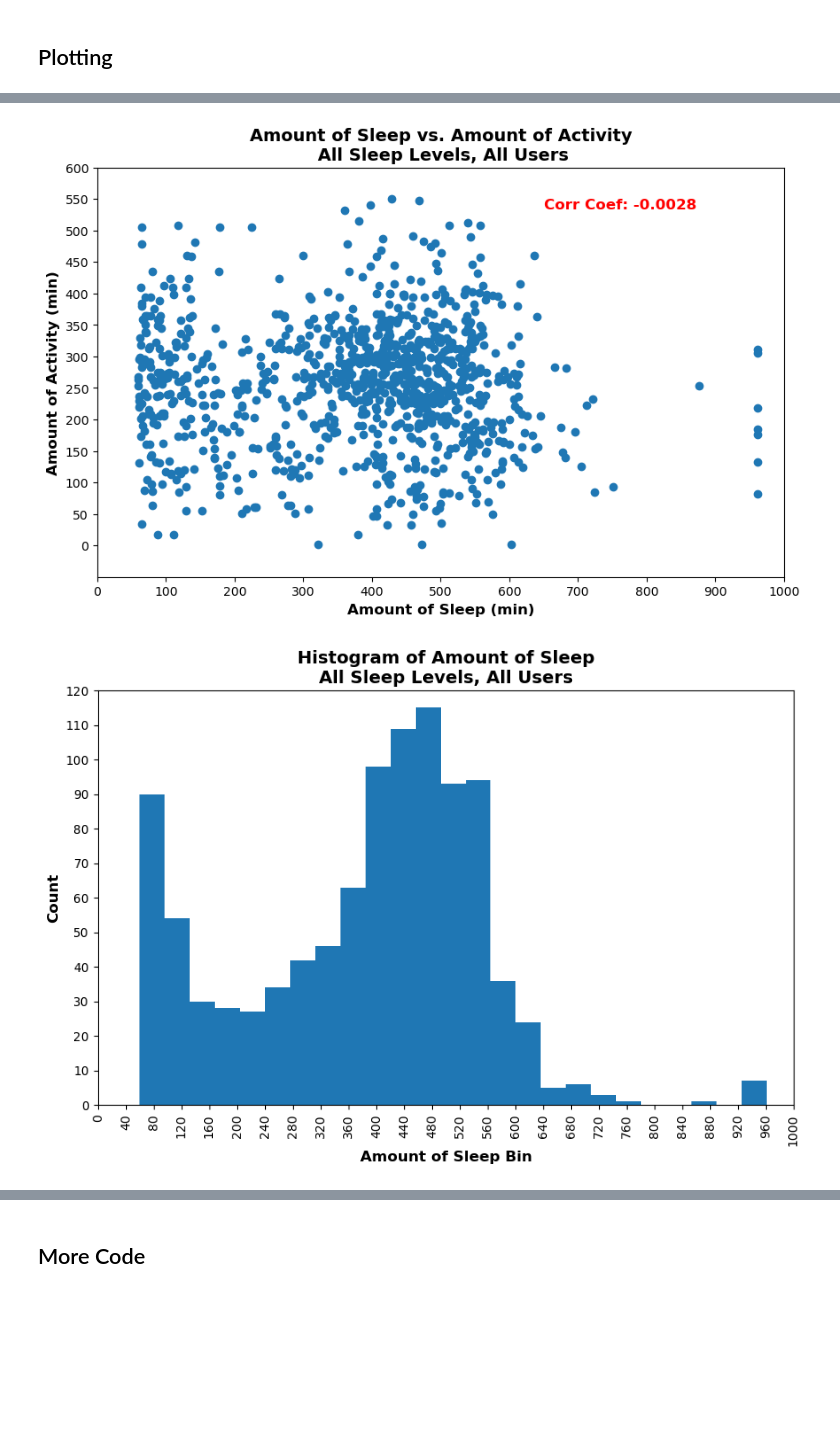
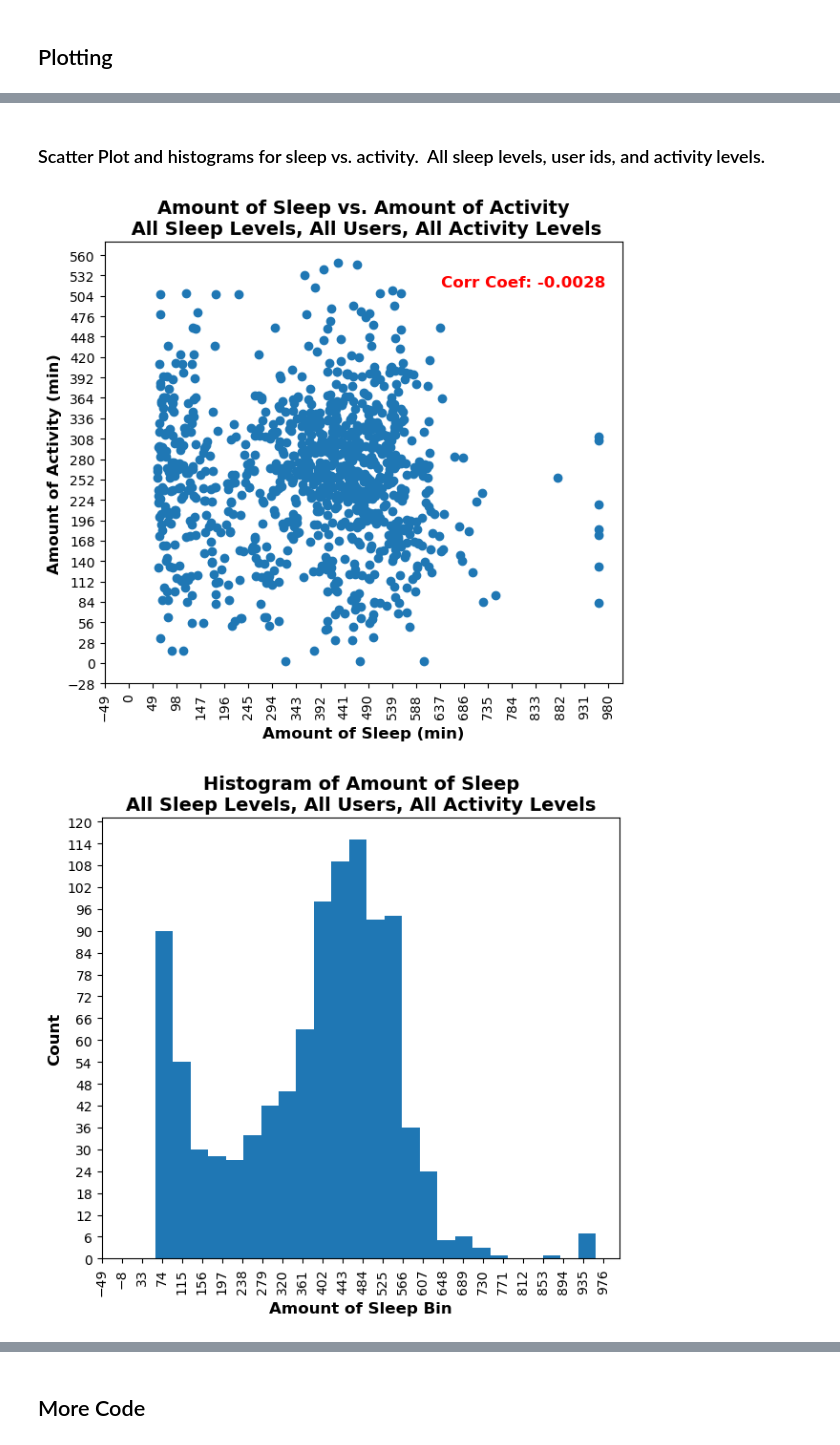
Before and after one commit to kashif45z2003/fitness_eda_Project, a Jupyter notebook: q2_sleep_impact.ipynb, the cells around one changed output, grey strips where cells are left out. Drawn from its saved outputs; the diff is of its cells as text; code cells hidden in the pictures; blank space fills up the shorter version.

```diff
--- a/q2_sleep_impact.ipynb
+++ b/q2_sleep_impact.ipynb
@@ -154,0 +163,36 @@ def get_sleep_data(sleep_level, user_id):
+# %%
+def get_intensity_data(activity_level,user_id):
+    #load the dataframe
+    df_intensity_minute=dataframes_dict['minuteIntensitiesNarrow_merged'].copy()
+
+    #convert ActivityMinute to date time and extract the date
+    df_intensity_minute["ActivityMinute"]=pd.to_datetime(df_intensity_minute["ActivityMinute"],format='%m/%d/%Y %I:%M:%S %p')
+    df_intensity_minute["date"]=df_intensity_minute["ActivityMinute"].dt.strftime('%Y-%m-%d')
+
+    #filter to activity level and user id
+    #convert inputs to int
+    match (str(activity_level).lower(), str(user_id).lower()):
+        case("all","all"):
+            pass #no filtering taking place
+        case(_,"all"):
+            activity_level=int(activity_level)
+            df_intensity_minute=df_intensity_minute[(df_intensity_minute["Intensity"]==activity_level)]
+        case("all",_):
+            user_id=int(user_id)
+            df_intensity_minute=df_intensity_minute[(df_intensity_minute["Id"]==user_id)]
+        case _:
+            activity_level=int(activity_level)
+            user_id=int(user_id)
+            df_intensity_minute=df_intensity_minute[(df_intensity_minute["Intensity"]==activity_level) & (df_intensity_minute["Id"]==user_id)]
+
+    #remove duplicates (some of the 4/12 data is in both files)
+    df_intensity_minute=df_intensity_minute.drop_duplicates()
+
+    #Remove rows where Intensity is 0 (0 is resting)
+    df_intensity_day=df_intensity_minute[df_intensity_minute["Intensity"] !=0]
+
+    #drop the ActivityMinute column and group by Id and date
+    df_intensity_day=df_intensity_day.drop(columns=["ActivityMinute"])
+    df_intensity_day=df_intensity_day.groupby(by=["Id","date"]).agg   (intensity_minutes=("Intensity","count")).reset_index()
+
+    return([df_intensity_day,activity_level,user_id])
@@ -278,4 +258,11 @@ df_sleep_day.head()
 # %%
+#get intensity data
+df_intensity_day=get_intensity_data("all","all")[0]
+
+#get sleep data
+df_sleep_day=get_sleep_data("all","all")[0]
+
+#merge
 #merge intensity and sleep data
 df_intensity_sleep_day=pd.merge(df_intensity_day,df_sleep_day,
                                 how="inner",
@@ -361,11 +338,13 @@ plt.show()
+# %% [markdown]
+### Scatter Plot and histograms for sleep vs. activity.&nbsp;  All sleep levels, user ids, and activity levels.
 # %%
 #plot using a function
-intensity_sleep_figures=intensity_sleep_plots(df_intensity_sleep_day,sleep_level,user_id)
+intensity_sleep_figures=intensity_sleep_plots(df_intensity_sleep_day,"all","all","all")
 
 
 display(intensity_sleep_figures[0])
 display(intensity_sleep_figures[1])
 display(intensity_sleep_figures[2])
 # %% [output]
-[figure, old version]
+[figure, new version]
-[figure, old version]
+[figure, new version]
```
Also changed, not shown: parts of 40 cells of this notebook.
